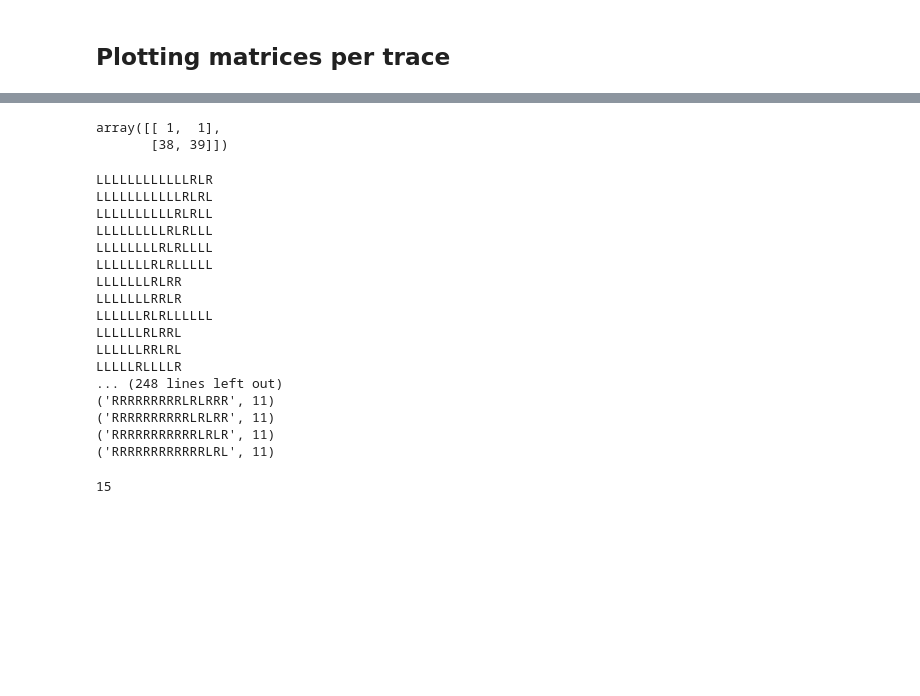
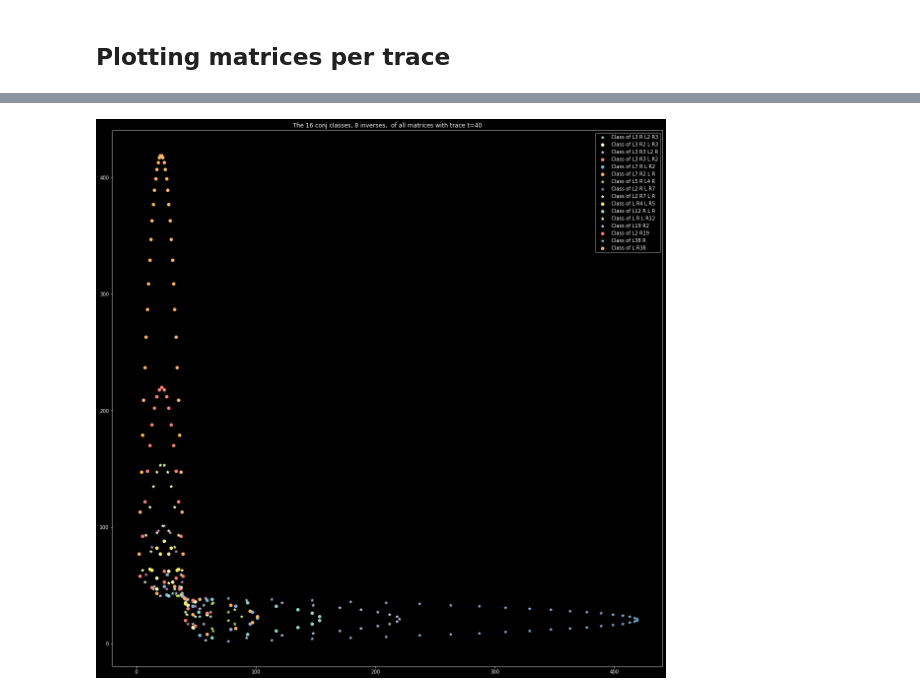
Before and after one commit to tcosmo/groupeModulaire, a Jupyter notebook: Visu.ipynb, the cells around one changed output, grey strips where cells are left out. Cells and saved outputs as stored; diff of their text form; code cells hidden in the pictures; blank space fills up the shorter version.

```diff
--- a/Visu.ipynb
+++ b/Visu.ipynb
@@ -471,34 +59,5 @@ plot_conj_classes(root,i, save="trace{}_with_label_trunc.png".format(i))
-# %%
-get_matrix_of_address("R"*38 + "L")
-# %% [output]
-array([[ 1,  1],
-       [38, 39]])
-# %%
-nodes = get_nodes_with_property(root, get_trace_property(40))
-for n in nodes:
-    print(n.address)
-conj_class,n_classes = get_conjugaison_classes(nodes)
-for n in conj_class:
-    print((n[0].address,n[1]))
-# %% [output]
-LLLLLLLLLLLLRLR
-LLLLLLLLLLLRLRL
-LLLLLLLLLLRLRLL
-LLLLLLLLLRLRLLL
-LLLLLLLLRLRLLLL
-LLLLLLLRLRLLLLL
-LLLLLLLRLRR
-LLLLLLLRRLR
-LLLLLLRLRLLLLLL
-LLLLLLRLRRL
-LLLLLLRRLRL
-LLLLLRLLLLR
-... (248 lines left out)
-('RRRRRRRRRLRLRRR', 11)
-('RRRRRRRRRRLRLRR', 11)
-('RRRRRRRRRRRLRLR', 11)
-('RRRRRRRRRRRRLRL', 11)
-# %%
-len('RRRRRRRRRRRRLRL')
-# %% [output]
-15
+# %%
+inversibles = ["L38 R", "L3 R3 L2 R", "L R L R12", "L3 R L2 R3", "L19 R2", "L2 R7 L R", "L5 R L4 R", "L2 R L R7"]
+pR.plot_matrix_per_trace_with_conj_class(40, inversibles=inversibles, figsize=(20,20))
+# %% [output]
+[figure, added]
```
Also changed, not shown: parts of 63 cells of this notebook, 51 other files.
